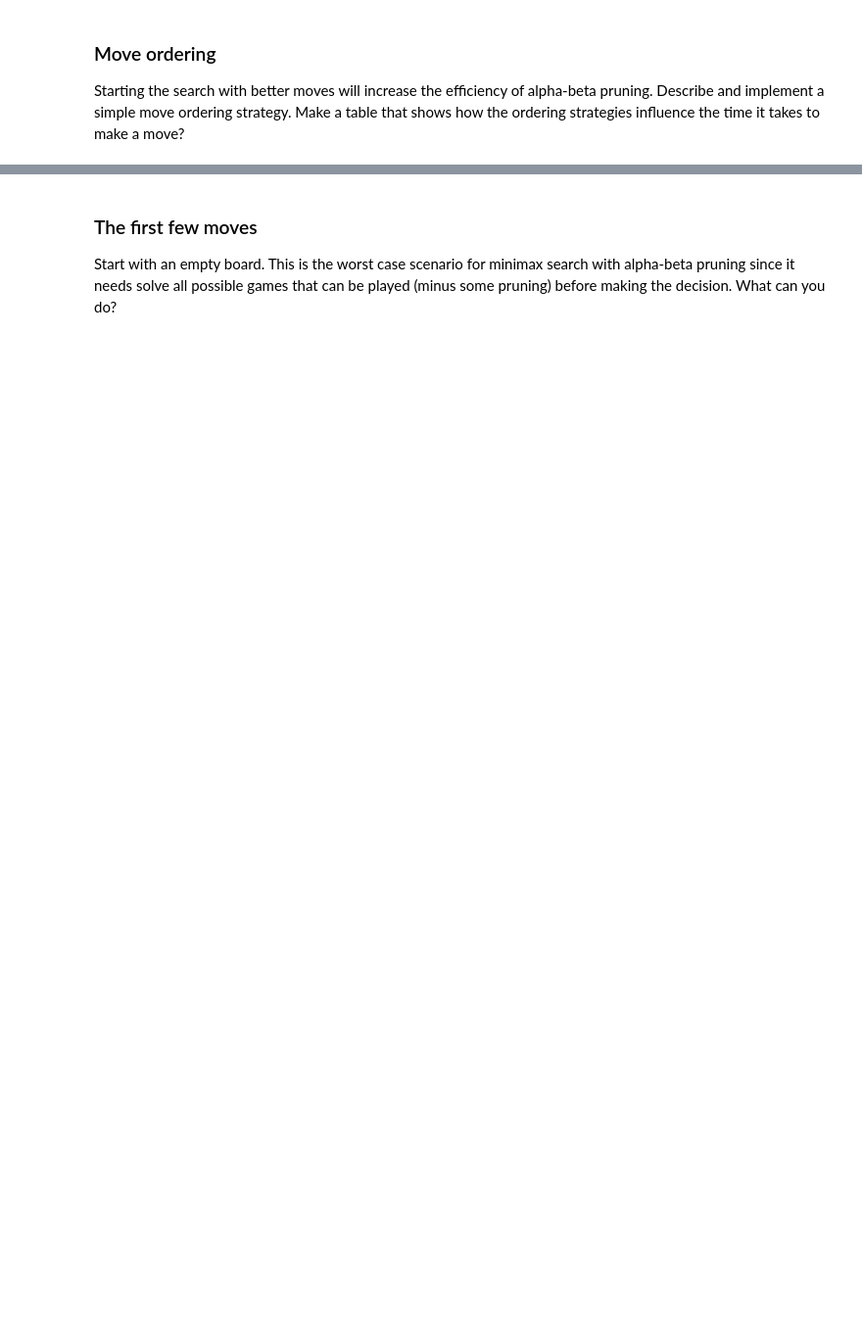
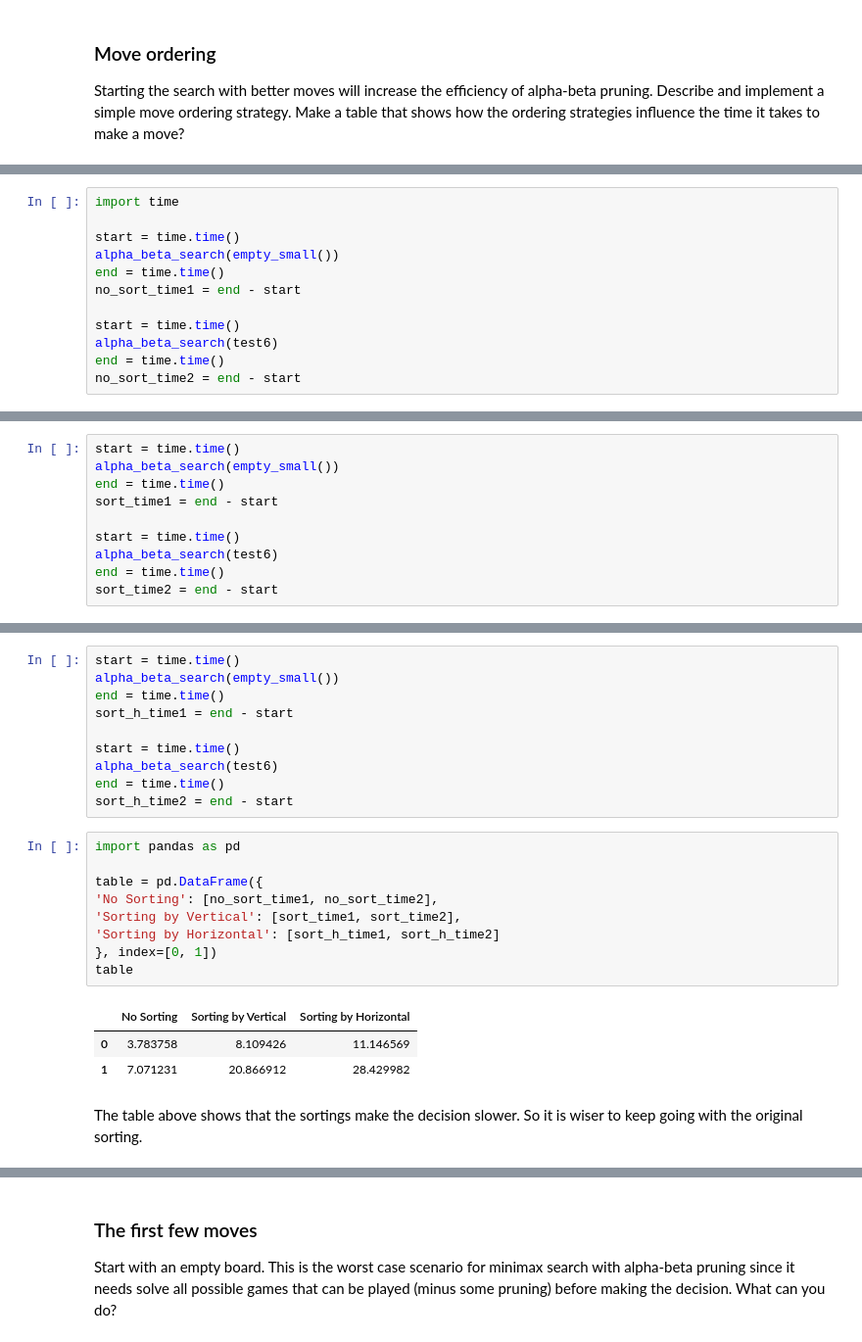
Before and after one commit to diogo-fae/dots-and-boxes, a Jupyter notebook: assignment_dots_and_boxes.ipynb, the cells around one changed output, grey strips where cells are left out. Shown at 98% size. Drawn from its saved outputs; the diff is of its cells as text; blank space fills up the shorter version.

```diff
--- a/assignment_dots_and_boxes.ipynb
+++ b/assignment_dots_and_boxes.ipynb
@@ -764,0 +840,12 @@ Starting the search with better moves will increase the efficiency of alpha-beta
+# %%
+import time
+
+start = time.time()
+alpha_beta_search(empty_small())
+end = time.time()
+no_sort_time1 = end - start
+
+start = time.time()
+alpha_beta_search(test6)
+end = time.time()
+no_sort_time2 = end - start
@@ -764,0 +872,10 @@ Starting the search with better moves will increase the efficiency of alpha-beta
+# %%
+start = time.time()
+alpha_beta_search(empty_small())
+end = time.time()
+sort_time1 = end - start
+
+start = time.time()
+alpha_beta_search(test6)
+end = time.time()
+sort_time2 = end - start
@@ -764,0 +902,25 @@ Starting the search with better moves will increase the efficiency of alpha-beta
+# %%
+start = time.time()
+alpha_beta_search(empty_small())
+end = time.time()
+sort_h_time1 = end - start
+
+start = time.time()
+alpha_beta_search(test6)
+end = time.time()
+sort_h_time2 = end - start
+# %%
+import pandas as pd
+
+table = pd.DataFrame({
+'No Sorting': [no_sort_time1, no_sort_time2],
+'Sorting by Vertical': [sort_time1, sort_time2],
+'Sorting by Horizontal': [sort_h_time1, sort_h_time2]
+}, index=[0, 1])
+table
+# %% [output]
+|  | No Sorting | Sorting by Vertical | Sorting by Horizontal |
+| 0 | 3.783758 | 8.109426 | 11.146569 |
+| 1 | 7.071231 | 20.866912 | 28.429982 |
+# %% [markdown]
+The table above shows that the sortings make the decision slower. So it is wiser to keep going with the original sorting.
```
Also changed, not shown: parts of 30 cells of this notebook, 1 other file.
